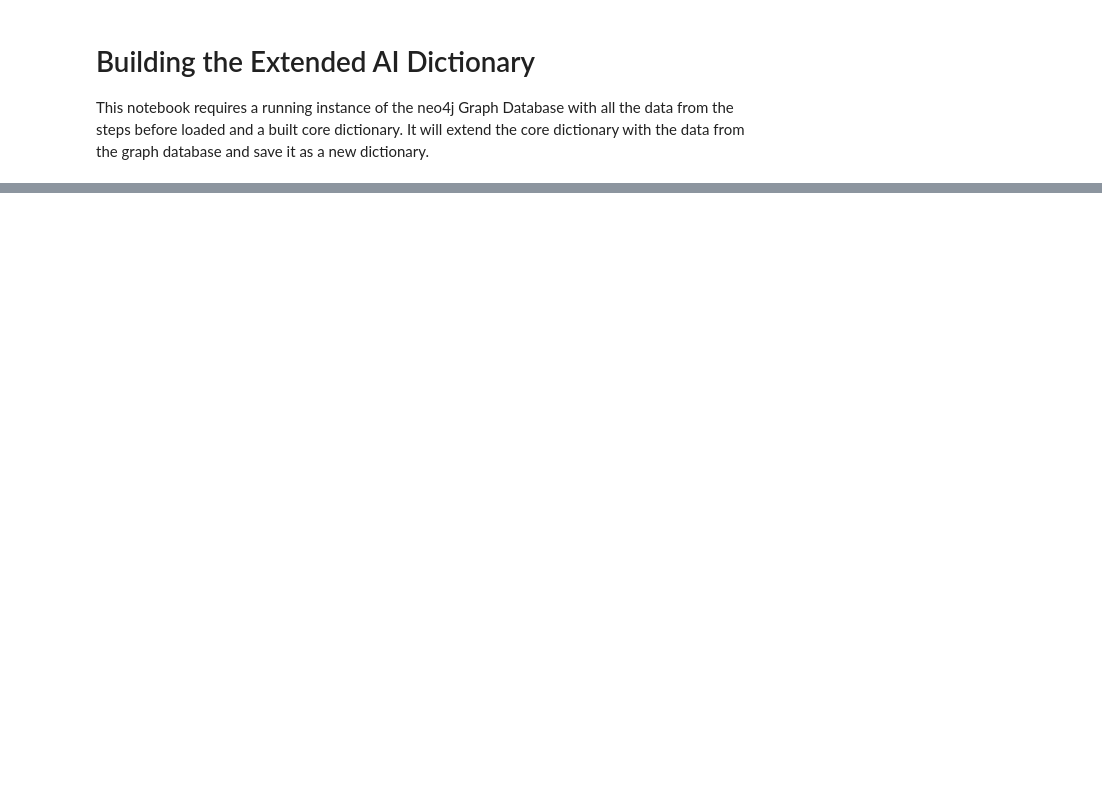
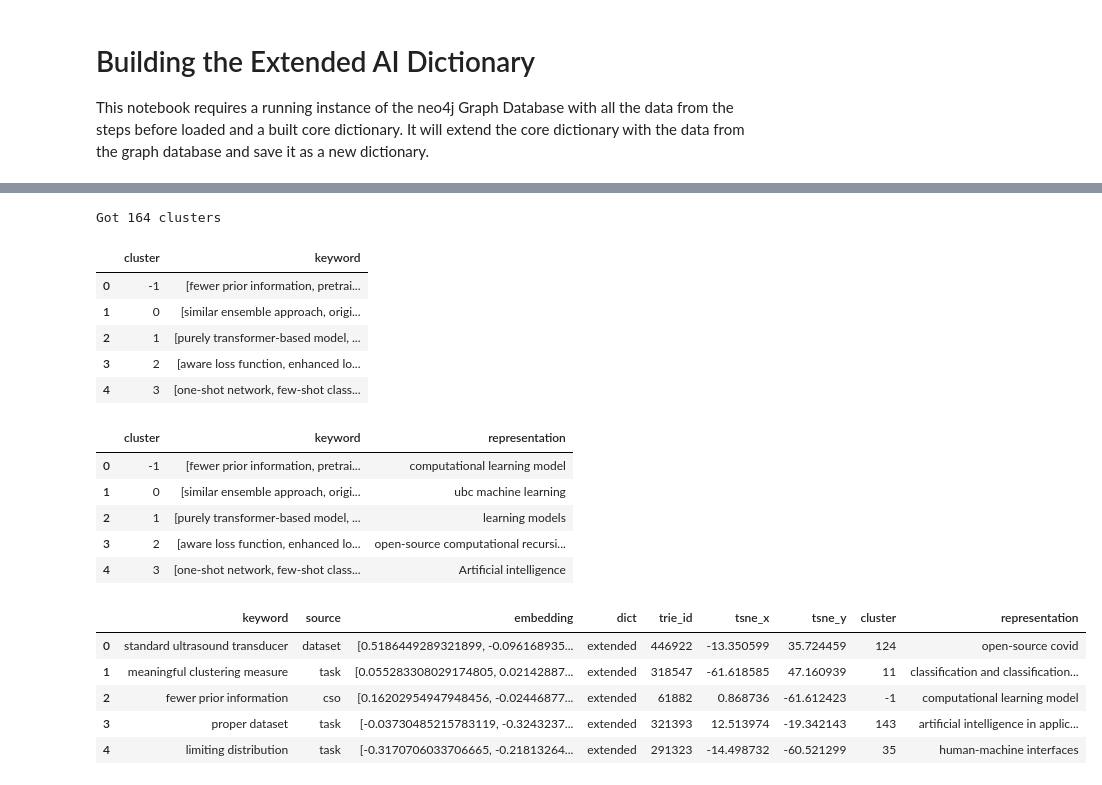
Before and after one commit to J0nasW/AI-Dictionary, a Jupyter notebook: 05_Data_Visualization.ipynb, the cells around one changed output, grey strips where cells are left out. Drawn from its saved outputs; the diff is of its cells as text; code cells hidden in the pictures; blank space fills up the shorter version.

```diff
--- a/05_Data_Visualization.ipynb
+++ b/05_Data_Visualization.ipynb
@@ -25,9 +26,5 @@ from helper.keyword_helper import get_tsne_coordinates, representation_generator
 DICT_PATH = "data/dictionaries"
 # %%
 # Load the core &  extended dictionary that was produced by the 03b_Extended_Dictionary_Helper.py script
-core_dict_df = pd.read_csv(DICT_PATH + "/core_dictionary.csv")
-ext_dict_df = pd.read_csv(DICT_PATH + "/extended_dictionary.csv")
-neg_keywords_df = pd.read_csv(DICT_PATH + "/negative_keywords.csv")
-print("Core dictionary size: ", core_dict_df.shape)
-print("Extended dictionary size: ", ext_dict_df.shape)
-print("Negative keywords size: ", neg_keywords_df.shape)
+dict_df = pd.read_csv(f"{DICT_PATH}/dictionary.csv").sample(25000, random_state=42)
+print(f"Combined dictionary size: {dict_df.shape}")
@@ -34,9 +32,0 @@ print("Negative keywords size: ", neg_keywords_df.shape)
-# %%
-# Combine the core and extended dictionary dataframes into one by adding a column that indicates the source dict
-core_dict_df["dict"] = "core"
-ext_dict_df["dict"] = "extended"
-
-# Combine the core and extended dictionary dataframes into one. Take the columns "keyword", "source" and "embedding" from the core_dict and the column "keyword", "source" and "embedding" from the ext_dict
-dict_df = pd.concat([core_dict_df[["keyword", "source", "embedding", "dict"]], ext_dict_df[["keyword", "source", "embedding", "dict"]]], ignore_index=True)
-dict_df = dict_df.reset_index(drop=True)
-display(dict_df.head())
@@ -60,6 +62,8 @@ for source in sources:
 # %%
-# TSNE for the embeddings
-x = np.array(dict_df["embedding"].tolist())
+tsne_dict_df = dict_df.copy()
+
+tsne_dict_df["embedding"] = tsne_dict_df["embedding"].progress_apply(ast.literal_eval)
+x = np.array(tsne_dict_df["embedding"].tolist())
 print(f"Shape of x_core: {x.shape}")
 print(f"Shape of example from x_core: {x[0].shape}")
 
@@ -67,5 +71,5 @@ keyword_embeddings_tsne_2d = get_tsne_coordinates(x)
 print(f"Shape of keyword_embeddings_tsne_2d_core: {keyword_embeddings_tsne_2d.shape}")
 
 # Add the TSNE coordinates to the dataframe
-dict_df["tsne_x"] = keyword_embeddings_tsne_2d[:,0]
-dict_df["tsne_y"] = keyword_embeddings_tsne_2d[:,1]
+tsne_dict_df["tsne_x"] = keyword_embeddings_tsne_2d[:,0]
+tsne_dict_df["tsne_y"] = keyword_embeddings_tsne_2d[:,1]
@@ -72,7 +94,7 @@ dict_df["tsne_y"] = keyword_embeddings_tsne_2d[:,1]
 # %%
 # Clustering
 keyword_embeddings_hdbscan = HDBSCAN(
-    min_cluster_size = 30,
+    min_cluster_size = 50,
     min_samples = 5,
     metric="euclidean",
     # cluster_selection_method="eom",
@@ -83,17 +105,39 @@ keyword_embeddings_hdbscan = HDBSCAN(
 print(f"Got {len(set(keyword_embeddings_hdbscan.labels_))} clusters")
 
 # Add the cluster labels to the dataframe
-dict_df["cluster"] = keyword_embeddings_hdbscan.labels_
+tsne_dict_df["cluster"] = keyword_embeddings_hdbscan.labels_
+# %% [output]
+Got 164 clusters
 # %%
 # Generate representations for each cluster
-cluster_keywords = dict_df.groupby('cluster')['keyword'].apply(list).reset_index()
+cluster_keywords = tsne_dict_df.groupby('cluster')['keyword'].apply(list).reset_index()
+display(cluster_keywords.head())
 
-# Apply the function representation_generator to each cluster
-cluster_keywords['representation'] = cluster_keywords['keyword'].progress_apply(lambda x: representation_generator(x))
-
+# Apply the function representation_generator to the list of keywords for each cluster
+keywords_list = cluster_keywords['keyword'].tolist()
+cluster_keywords['representation'] = representation_generator(keywords_list)
 display(cluster_keywords.head())
 
 # Assign each cluster its representation
-dict_df = dict_df.merge(cluster_keywords[['cluster', 'representation']], on='cluster', how='left')
-display(dict_df.head())
+tsne_dict_df = tsne_dict_df.merge(cluster_keywords[['cluster', 'representation']], on='cluster', how='left')
+display(tsne_dict_df.head())
+# %% [output]
+|  | cluster | keyword |
+| 0 | -1 | [fewer prior information, pretrai... |
+| 1 | 0 | [similar ensemble approach, origi... |
+| 2 | 1 | [purely transformer-based model, ... |
+| 3 | 2 | [aware loss function, enhanced lo... |
+| 4 | 3 | [one-shot network, few-shot class... |
+|  | cluster | keyword | representation |
+| 0 | -1 | [fewer prior information, pretrai... | computational learning model |
+| 1 | 0 | [similar ensemble approach, origi... | ubc machine learning |
+| 2 | 1 | [purely transformer-based model, ... | learning models |
+| 3 | 2 | [aware loss function, enhanced lo... | open-source computational recursi... |
+| 4 | 3 | [one-shot network, few-shot class... | Artificial intelligence |
+|  | keyword | source | embedding | dict | trie_id | tsne_x | tsne_y | cluster | representation |
+| 0 | standard ultrasound transducer | dataset | [0.5186449289321899, -0.096168935... | extended | 446922 | -13.350599 | 35.724459 | 124 | open-source covid |
+| 1 | meaningful clustering measure | task | [0.055283308029174805, 0.02142887... | extended | 318547 | -61.618585 | 47.160939 | 11 | classification and classification... |
+| 2 | fewer prior information | cso | [0.16202954947948456, -0.02446877... | extended | 61882 | 0.868736 | -61.612423 | -1 | computational learning model |
+| 3 | proper dataset | task | [-0.03730485215783119, -0.3243237... | extended | 321393 | 12.513974 | -19.342143 | 143 | artificial intelligence in applic... |
+| 4 | limiting distribution | task | [-0.3170706033706665, -0.21813264... | extended | 291323 | -14.498732 | -60.521299 | 35 | human-machine interfaces |
 # %%
```
Also changed, not shown: parts of 6 cells of this notebook, 18 other files.
